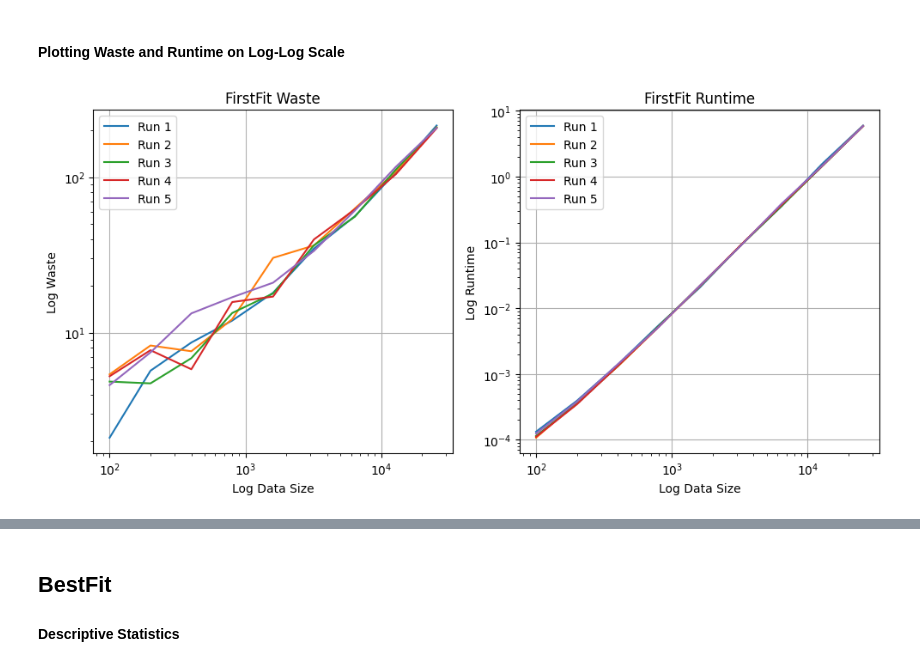
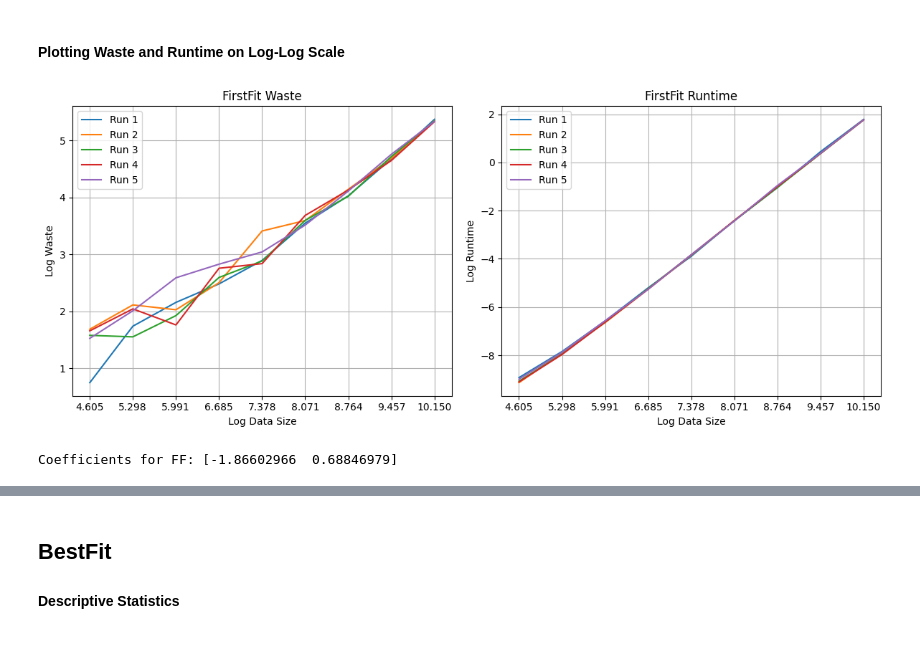
Before and after one commit to connormcmanigal/bin-packing-analysis, a Jupyter notebook: report.ipynb, the cells around one changed output, grey strips where cells are left out. Cells and saved outputs as stored; diff of their text form; code cells hidden in the pictures.

```diff
--- a/report.ipynb
+++ b/report.ipynb
@@ -20,9 +22,10 @@ df2 = df.drop('Algos', axis=1)
 def plottype(df, algo, type, axes, inits=5):
     for i in range(inits):
         df_f = df[df['Algorithm'] == f'{algo}{i}']
-        axes.loglog(df_f['Data Size'], df_f[type], label=f'Run {i + 1}')
+        axes.plot(np.log(df_f['Data Size']), np.log(df_f[type]), label=f'Run {i + 1}')
     axes.legend()
     axes.grid()
+    axes.set_xticks(np.log(df_f['Data Size']))
     axes.set_title(f'{algo} {type}')
     axes.set_xlabel('Log Data Size')
     axes.set_ylabel(f'Log {type}')
@@ -95,10 +123,21 @@ Data Size
 # %% [markdown]
 #### Plotting Waste and Runtime on Log-Log Scale
 # %%
-fig, axes = plt.subplots(1, 2, figsize=(10, 5))
+fig, axes = plt.subplots(1, 2, figsize=(12, 5))
 plottype(df2, 'FirstFit', 'Waste', axes[0])
 plottype(df2, 'FirstFit', 'Runtime', axes[1])
 plt.tight_layout()
 plt.show()
 # %% [output]
-[figure, old version]
+[figure, new version]
+# %%
+data_sizes = np.array([100, 200, 400, 800, 1600, 3200, 6400, 12800, 25600])
+ff_waste = np.array([4.429911, 6.758679, 8.427807, 14.016490, 20.817887, 36.147150, 59.486310, 109.577196, 209.190597])
+log_data_sizes = np.log(data_sizes)
+log_ff_waste = np.log(ff_waste)
+X = sm.add_constant(log_data_sizes)
+
+model_ff = sm.OLS(log_ff_waste, X).fit()
+print("Coefficients for FF:", model_ff.params)
+# %% [output]
+Coefficients for FF: [-1.86602966  0.68846979]
```
Also changed, not shown: parts of 25 cells of this notebook.
